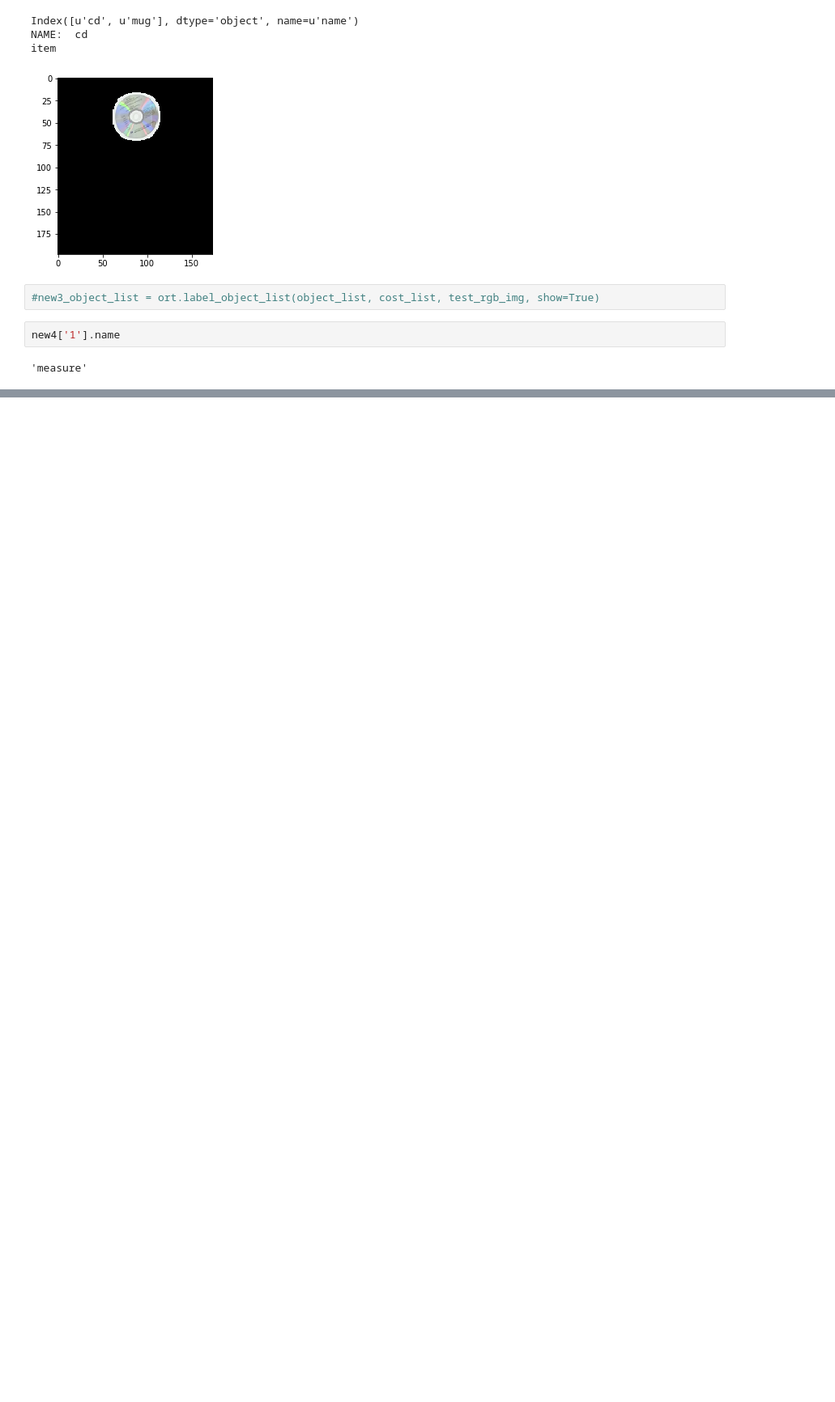
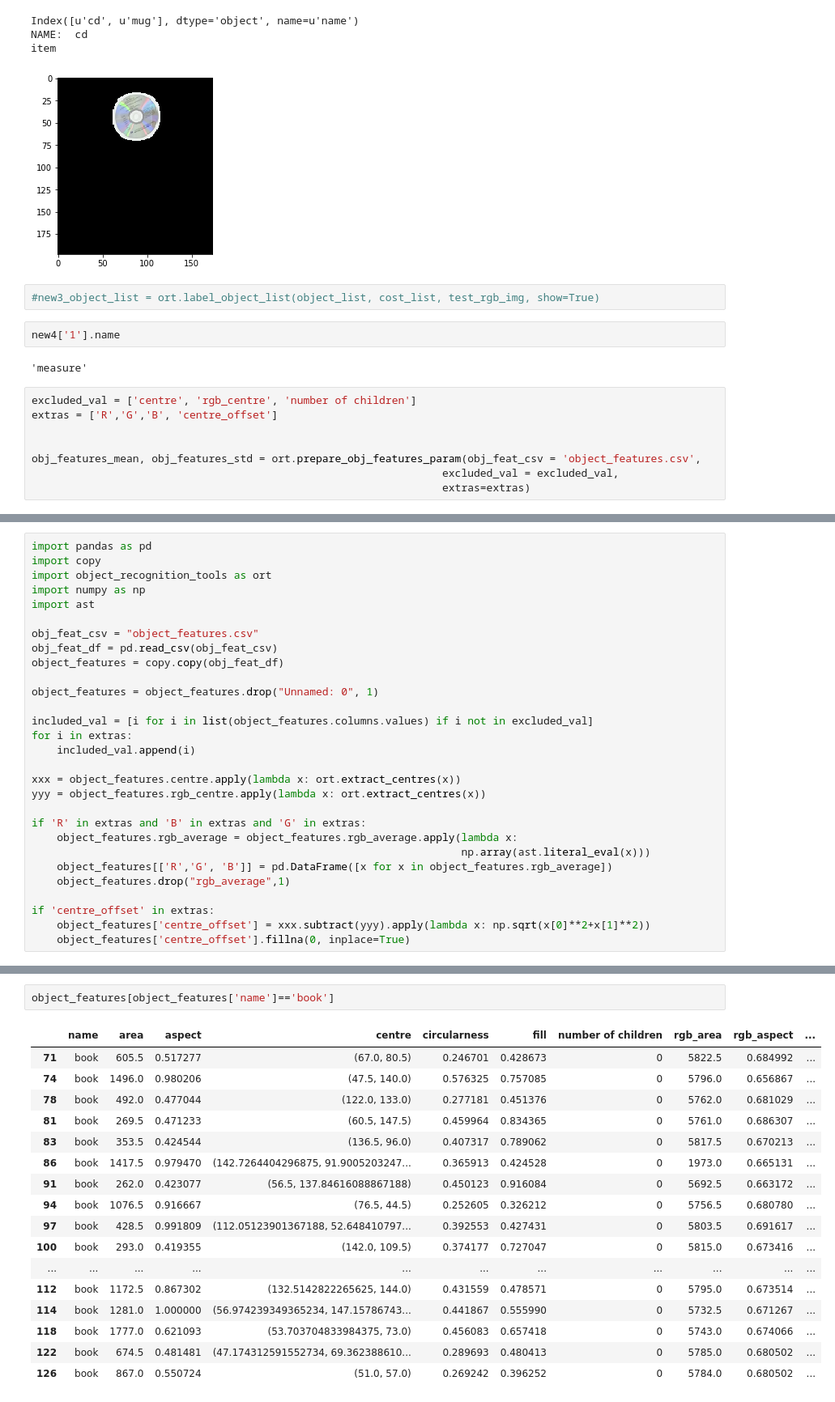
Before and after one commit to michaelcheah/birl-apc, a Jupyter notebook: object_recognition_testing_final.ipynb, the cells around one changed output, grey strips where cells are left out. Shown at 81% size. Drawn from its saved outputs; the diff is of its cells as text; blank space fills up the shorter version.

```diff
--- a/object_recognition_testing_final.ipynb
+++ b/object_recognition_testing_final.ipynb
@@ -204,3 +194,11 @@ item
 new4['1'].name
 # %% [output]
 'measure'
+# %%
+excluded_val = ['centre', 'rgb_centre', 'number of children']
+extras = ['R','G','B', 'centre_offset']
+
+
+obj_features_mean, obj_features_std = ort.prepare_obj_features_param(obj_feat_csv = 'object_features.csv',
+                                                                 excluded_val = excluded_val,
+                                                                 extras=extras)
@@ -206,0 +239,29 @@ new4['1'].name
+# %%
+import pandas as pd
+import copy
+import object_recognition_tools as ort
+import numpy as np
+import ast
+
+obj_feat_csv = "object_features.csv"
+obj_feat_df = pd.read_csv(obj_feat_csv)
+object_features = copy.copy(obj_feat_df)
+
+object_features = object_features.drop("Unnamed: 0", 1)
+
+included_val = [i for i in list(object_features.columns.values) if i not in excluded_val]
+for i in extras:
+    included_val.append(i)
+
+xxx = object_features.centre.apply(lambda x: ort.extract_centres(x))
+yyy = object_features.rgb_centre.apply(lambda x: ort.extract_centres(x))
+
+if 'R' in extras and 'B' in extras and 'G' in extras:
+    object_features.rgb_average = object_features.rgb_average.apply(lambda x:
+                                                                    np.array(ast.literal_eval(x)))
+    object_features[['R','G', 'B']] = pd.DataFrame([x for x in object_features.rgb_average])
+    object_features.drop("rgb_average",1)
+
+if 'centre_offset' in extras:
+    object_features['centre_offset'] = xxx.subtract(yyy).apply(lambda x: np.sqrt(x[0]**2+x[1]**2))
+    object_features['centre_offset'].fillna(0, inplace=True)
@@ -206,0 +272,20 @@ new4['1'].name
+# %%
+object_features[object_features['name']=='book']
+# %% [output]
+|  | name | area | aspect | centre | circularness | fill | number of children | rgb_area | rgb_aspect | ... |
+| 71 | book | 605.5 | 0.517277 | (67.0, 80.5) | 0.246701 | 0.428673 | 0 | 5822.5 | 0.684992 | ... |
+| 74 | book | 1496.0 | 0.980206 | (47.5, 140.0) | 0.576325 | 0.757085 | 0 | 5796.0 | 0.656867 | ... |
+| 78 | book | 492.0 | 0.477044 | (122.0, 133.0) | 0.277181 | 0.451376 | 0 | 5762.0 | 0.681029 | ... |
+| 81 | book | 269.5 | 0.471233 | (60.5, 147.5) | 0.459964 | 0.834365 | 0 | 5761.0 | 0.686307 | ... |
+| 83 | book | 353.5 | 0.424544 | (136.5, 96.0) | 0.407317 | 0.789062 | 0 | 5817.5 | 0.670213 | ... |
+| 86 | book | 1417.5 | 0.979470 | (142.7264404296875, 91.9005203247... | 0.365913 | 0.424528 | 0 | 1973.0 | 0.665131 | ... |
+| 91 | book | 262.0 | 0.423077 | (56.5, 137.84616088867188) | 0.450123 | 0.916084 | 0 | 5692.5 | 0.663172 | ... |
+| 94 | book | 1076.5 | 0.916667 | (76.5, 44.5) | 0.252605 | 0.326212 | 0 | 5756.5 | 0.680780 | ... |
+| 97 | book | 428.5 | 0.991809 | (112.05123901367188, 52.648410797... | 0.392553 | 0.427431 | 0 | 5803.5 | 0.691617 | ... |
+| 100 | book | 293.0 | 0.419355 | (142.0, 109.5) | 0.374177 | 0.727047 | 0 | 5815.0 | 0.673416 | ... |
+| ... | ... | ... | ... | ... | ... | ... | ... | ... | ... | ... |
+| 112 | book | 1172.5 | 0.867302 | (132.5142822265625, 144.0) | 0.431559 | 0.478571 | 0 | 5795.0 | 0.673514 | ... |
+| 114 | book | 1281.0 | 1.000000 | (56.974239349365234, 147.15786743... | 0.441867 | 0.555990 | 0 | 5732.5 | 0.671267 | ... |
+| 118 | book | 1777.0 | 0.621093 | (53.703704833984375, 73.0) | 0.456083 | 0.657418 | 0 | 5743.0 | 0.674066 | ... |
+| 122 | book | 674.5 | 0.481481 | (47.174312591552734, 69.362388610... | 0.289693 | 0.480413 | 0 | 5785.0 | 0.680502 | ... |
+| 126 | book | 867.0 | 0.550724 | (51.0, 57.0) | 0.269242 | 0.396252 | 0 | 5784.0 | 0.680502 | ... |
```
Also changed, not shown: parts of 4 cells of this notebook, 4 other files.
